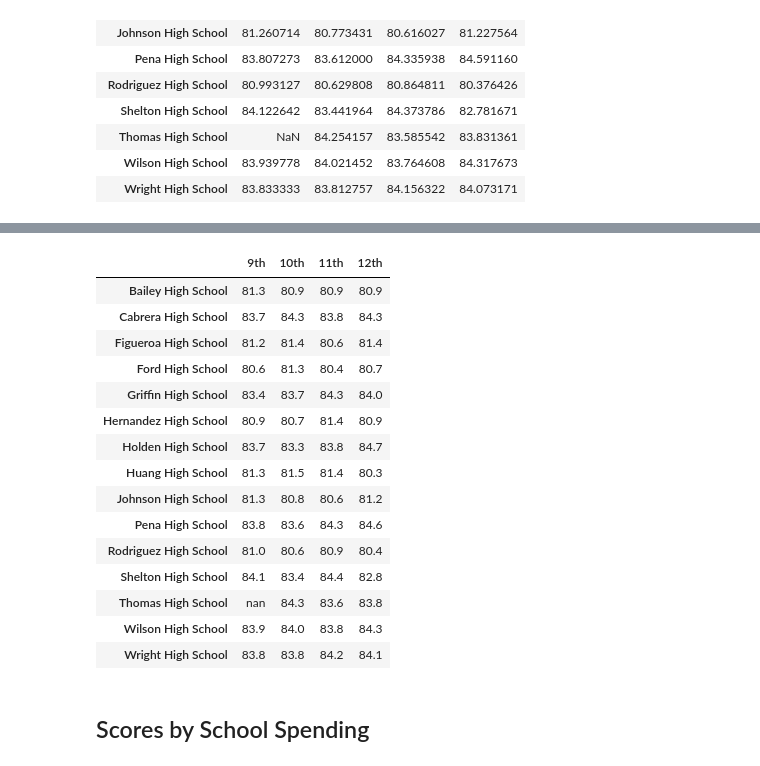
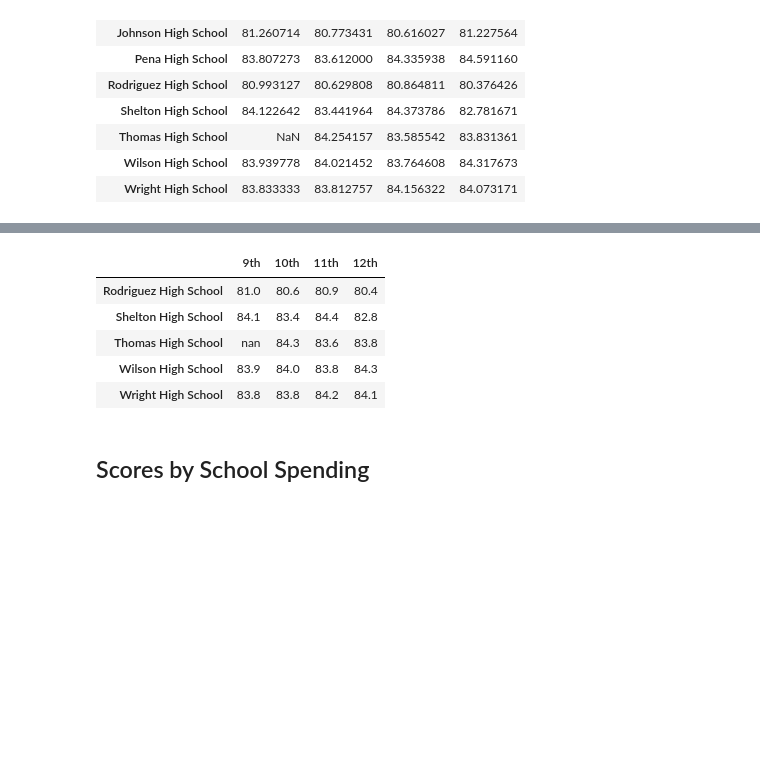
Before and after one commit to marielakinn/School_District_Analysis, a Jupyter notebook: PyCitySchools_Challenge.ipynb, the cells around one changed output, grey strips where cells are left out. Cells and saved outputs as stored; diff of their text form; code cells hidden in the pictures; blank space fills up the shorter version.

```diff
--- a/PyCitySchools_Challenge.ipynb
+++ b/PyCitySchools_Challenge.ipynb
@@ -519,27 +510,17 @@ avg_math_per_school_df
 # %%
 # Format each grade column.
 avg_reading_per_school_df["9th"] = avg_reading_per_school_df["9th"].map("{:.1f}".format)
 avg_reading_per_school_df["10th"] = avg_reading_per_school_df["10th"].map("{:.1f}".format)
 avg_reading_per_school_df["11th"] = avg_reading_per_school_df["11th"].map("{:.1f}".format)
 avg_reading_per_school_df["12th"] = avg_reading_per_school_df["12th"].map("{:.1f}".format)
 
 # Remove the index.
 avg_reading_per_school_df.index.name = None
 
 # Display the data frame
-avg_reading_per_school_df
+avg_reading_per_school_df.tail()
 # %% [output]
 |  | 9th | 10th | 11th | 12th |
-| Bailey High School | 81.3 | 80.9 | 80.9 | 80.9 |
-| Cabrera High School | 83.7 | 84.3 | 83.8 | 84.3 |
-| Figueroa High School | 81.2 | 81.4 | 80.6 | 81.4 |
-| Ford High School | 80.6 | 81.3 | 80.4 | 80.7 |
-| Griffin High School | 83.4 | 83.7 | 84.3 | 84.0 |
-| Hernandez High School | 80.9 | 80.7 | 81.4 | 80.9 |
-| Holden High School | 83.7 | 83.3 | 83.8 | 84.7 |
-| Huang High School | 81.3 | 81.5 | 81.4 | 80.3 |
-| Johnson High School | 81.3 | 80.8 | 80.6 | 81.2 |
-| Pena High School | 83.8 | 83.6 | 84.3 | 84.6 |
 | Rodriguez High School | 81.0 | 80.6 | 80.9 | 80.4 |
 | Shelton High School | 84.1 | 83.4 | 84.4 | 82.8 |
 | Thomas High School | nan | 84.3 | 83.6 | 83.8 |
```
Also changed, not shown: parts of 8 cells of this notebook, 15 other files.
